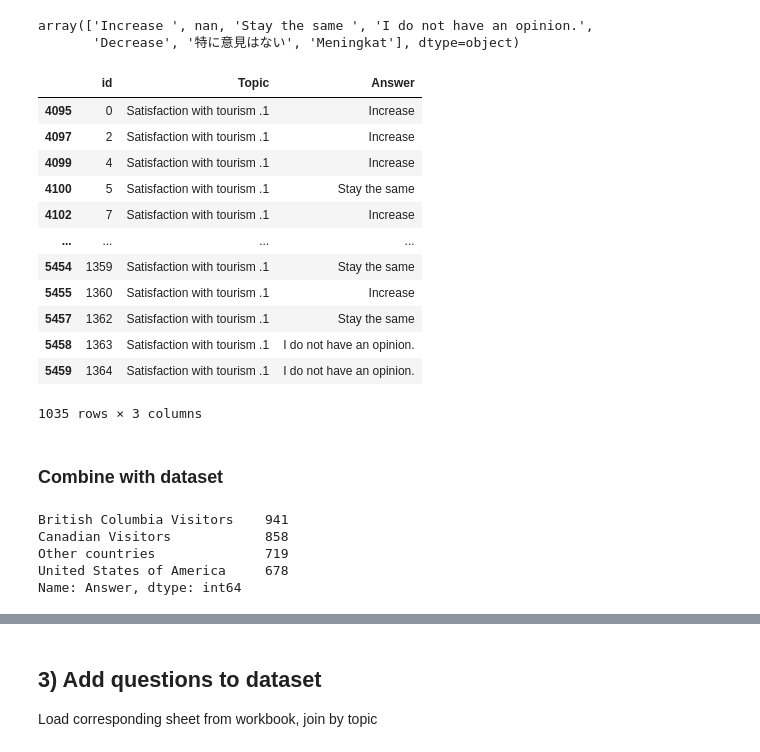
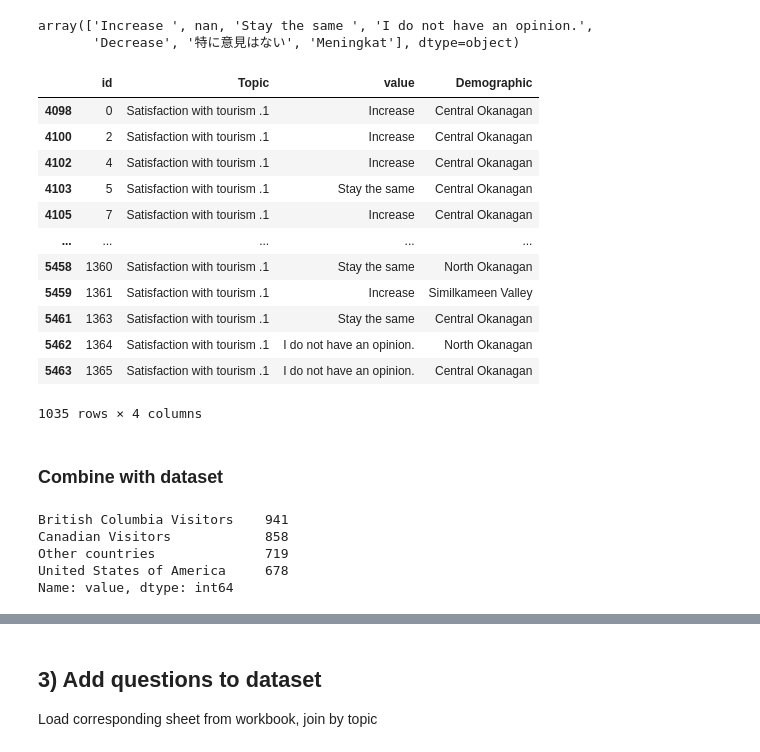
Before and after one commit to Vizzuality/tota, a Jupyter notebook: data/notebooks/local_satisfaction_data_processing.ipynb, the cells around one changed output, grey strips where cells are left out. Saved outputs shown, nothing was run; the diff lists cells and outputs as text; code cells hidden in the pictures.

```diff
--- a/data/notebooks/local_satisfaction_data_processing.ipynb
+++ b/data/notebooks/local_satisfaction_data_processing.ipynb
@@ -31,0 +89,2 @@ original_data
+# %%
+demographic_df = original_data[['id','Demographic']].copy()
@@ -32,6 +145,7 @@ original_data
 # %% [markdown]
 ## Transform to long format
 # %%
-df_long = pd.melt(original_data, id_vars=['id'], var_name='Topic', value_name='Answer')
+df_long = pd.melt(original_data, id_vars=['id'], var_name='Topic', value_name='value')
+df_long = df_long[~df_long['id'].isna()]
 df_long
 # %% [output]
@@ -50,0 +165,5 @@ df_long
+# %%
+df_long = df_long[df_long['Topic'] != 'Demographic']
+# %%
+df_long_complete = pd.merge(df_long, demographic_df, on='id', how='left')
+df_long_complete
@@ -182,23 +315,23 @@ df_long[df_long['Topic'] == 'Satisfaction with tourism .1']['Answer'].unique()
 array(['Increase ', nan, 'Stay the same ', 'I do not have an opinion.',
        'Decrease', '特に意見はない', 'Meningkat'], dtype=object)
 # %%
-satisfaction = df_long.loc[(df_long['Topic'] == 'Satisfaction with tourism .1') & (df_long['Answer']\
+satisfaction = df_long_complete.loc[(df_long_complete['Topic'] == 'Satisfaction with tourism .1') & (df_long_complete['value']\
     .isin(['Increase ', 'Stay the same ', 'I do not have an opinion.','Decrease']))].copy()
 satisfaction
 # %% [output]
-|  | id | Topic | Answer |
-| 4095 | 0 | Satisfaction with tourism .1 | Increase |
-| 4097 | 2 | Satisfaction with tourism .1 | Increase |
-| 4099 | 4 | Satisfaction with tourism .1 | Increase |
-| 4100 | 5 | Satisfaction with tourism .1 | Stay the same |
-| 4102 | 7 | Satisfaction with tourism .1 | Increase |
-| ... | ... | ... | ... |
-| 5454 | 1359 | Satisfaction with tourism .1 | Stay the same |
-| 5455 | 1360 | Satisfaction with tourism .1 | Increase |
-| 5457 | 1362 | Satisfaction with tourism .1 | Stay the same |
-| 5458 | 1363 | Satisfaction with tourism .1 | I do not have an opinion. |
-| 5459 | 1364 | Satisfaction with tourism .1 | I do not have an opinion. |
+|  | id | Topic | value | Demographic |
+| 4098 | 0 | Satisfaction with tourism .1 | Increase | Central Okanagan |
+| 4100 | 2 | Satisfaction with tourism .1 | Increase | Central Okanagan |
+| 4102 | 4 | Satisfaction with tourism .1 | Increase | Central Okanagan |
+| 4103 | 5 | Satisfaction with tourism .1 | Stay the same | Central Okanagan |
+| 4105 | 7 | Satisfaction with tourism .1 | Increase | Central Okanagan |
+| ... | ... | ... | ... | ... |
+| 5458 | 1360 | Satisfaction with tourism .1 | Stay the same | North Okanagan |
+| 5459 | 1361 | Satisfaction with tourism .1 | Increase | Similkameen Valley |
+| 5461 | 1363 | Satisfaction with tourism .1 | Stay the same | Central Okanagan |
+| 5462 | 1364 | Satisfaction with tourism .1 | I do not have an opinion. | North Okanagan |
+| 5463 | 1365 | Satisfaction with tourism .1 | I do not have an opinion. | Central Okanagan |
-1035 rows × 3 columns
+1035 rows × 4 columns
 # %% [markdown]
 ### Combine with dataset
 # %%
@@ -206,9 +339,9 @@ df_long_updated = df_long.loc[~(df_long['Topic'].isin(['Satisfaction with touris
 df_long_updated = df_long_updated.append([satisfaction, jobs_long, tourism_long])
 # %%
-df_long_updated[df_long_updated['Topic'] == 'Jobs with tourism']['Answer'].value_counts()
+df_long_updated[df_long_updated['Topic'] == 'Jobs with tourism']['value'].value_counts()
 # %% [output]
 British Columbia Visitors    941
 Canadian Visitors            858
 Other countries              719
 United States of America     678
-Name: Answer, dtype: int64
+Name: value, dtype: int64
```
Also changed, not shown: parts of 26 cells of this notebook.
